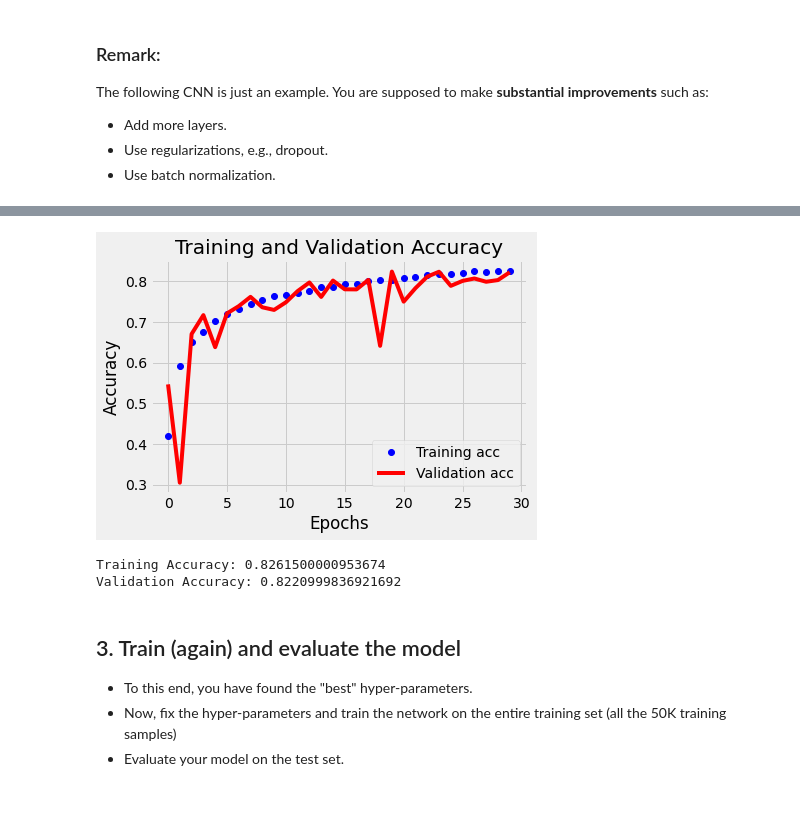
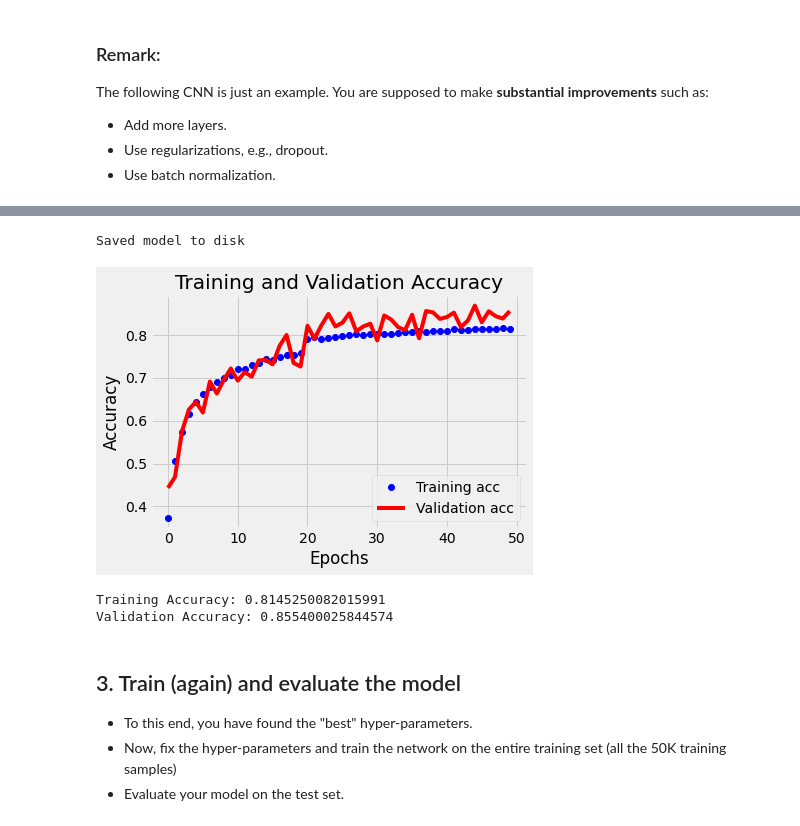
Before and after one commit to nick-benelli/CS583-Deep-Learning-NB, a Jupyter notebook: HW/HW2/Programming2.ipynb, the cells around one changed output, grey strips where cells are left out. Saved outputs shown, nothing was run; the diff lists cells and outputs as text; code cells hidden in the pictures.

```diff
--- a/HW/HW2/Programming2.ipynb
+++ b/HW/HW2/Programming2.ipynb
@@ -277,5 +281,2 @@ model.compile(
     metrics = metrics
 )
-# %%
-# Run the Model
-history = model.fit(x_tr, y_tr, batch_size=32, epochs=epochs, validation_data=(x_val, y_val))
@@ -299,0 +376,30 @@ Epoch 30/30
+# %%
+# TRAIN 2
+epoch_i = 2
+epochs_to_run = 10  # number of epochs per round
+
+epoch_i -= 1
+# Load Accuracy Data
+df = pd.read_csv(f'{model_wgt_path}/acc{epoch_i}.csv')
+acc_list = list(df.loc[:, 'acc'])
+val_acc_list = list(df.loc[:, 'val_acc'])
+
+# load model wgts
+model.load_weights(f'{model_wgt_path}/my_checkpoint{epoch_i}')
+print(f'Model weights {epoch_i} loaded')
+
+#train model
+history = model.fit(train_generator, epochs=epochs_to_run, validation_data=test_generator)
+
+# save model wgts to next iteration
+epoch_i += 1
+print(epoch_i)
+model.save_weights(f'{model_wgt_path}/my_checkpoint{epoch_i}')
+print(f"Model weights {epoch_i} to disk")
+
+# append accuracy
+acc_list += history.history['acc']
+val_acc_list += history.history['val_acc']
+df = pd.DataFrame({'acc' : acc_list, 'val_acc' : val_acc_list})
+df.to_csv(f'{model_wgt_path}/acc{epoch_i}.csv')
+print("Accuracy appended")
@@ -300,28 +424,44 @@ Epoch 30/30
+# %%
+# Save model
+#model.save('cnn_model3')
+from keras.models import model_from_json
+
+# serialize model to JSON
+model_json = model.to_json()
+with open(f"{model_wgt_path}/model.json", "w") as json_file:
+    json_file.write(model_json)
+# serialize weights to HDF5
+model.save_weights(f"{model_wgt_path}/model.h5")
+print("Saved model to disk")
+# %% [output]
+Saved model to disk
 # %%
 import matplotlib.pyplot as plt
 %matplotlib inline
 plt.style.use('fivethirtyeight')
 
-acc = history.history['acc']
-val_acc = history.history['val_acc']
+#acc = history.history['acc']
+#val_acc = history.history['val_acc']
+acc = acc_list
+val_acc =  val_acc_list
 
 epochs = range(len(acc))
 
 # Plot Training vs. Validation
 plt.plot(epochs, acc, 'bo', label='Training acc')
 plt.plot(epochs, val_acc, 'r', label='Validation acc')
 plt.title('Training and Validation Accuracy')
 plt.xlabel('Epochs')
 plt.ylabel('Accuracy')
 plt.legend()
 plt.show()
 
 print(f"Training Accuracy: {acc[-1]}")
 print(f"Validation Accuracy: {val_acc[-1]}")
 # %% [output]
-[figure, old version]
+[figure, new version]
-Training Accuracy: 0.8261500000953674
-Validation Accuracy: 0.8220999836921692
+Training Accuracy: 0.8145250082015991
+Validation Accuracy: 0.855400025844574
 # %% [markdown]
 ## 3. Train (again) and evaluate the model
 
```
Also changed, not shown: parts of 26 cells of this notebook.
